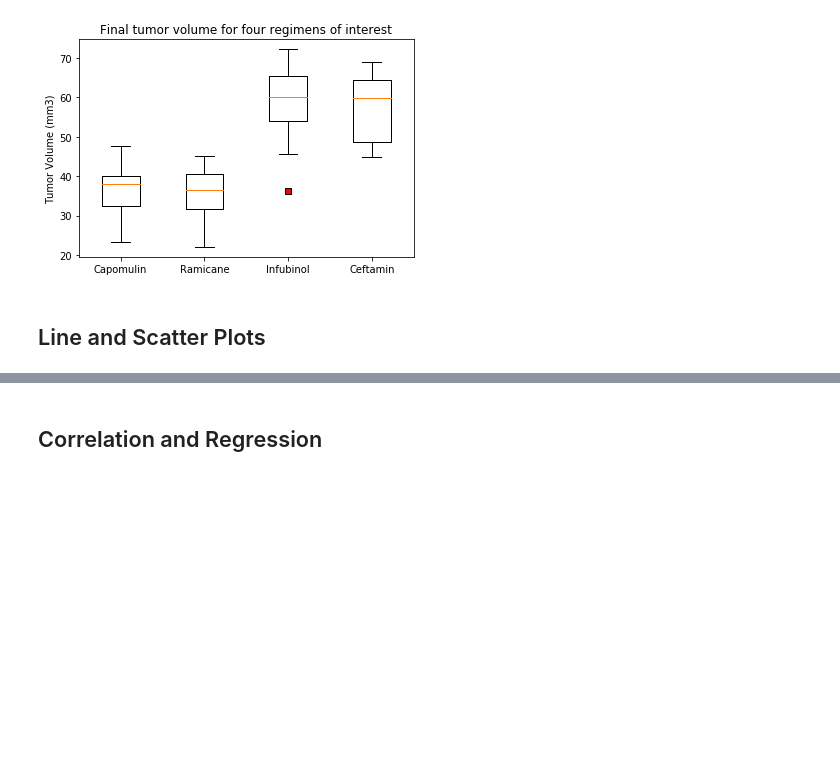
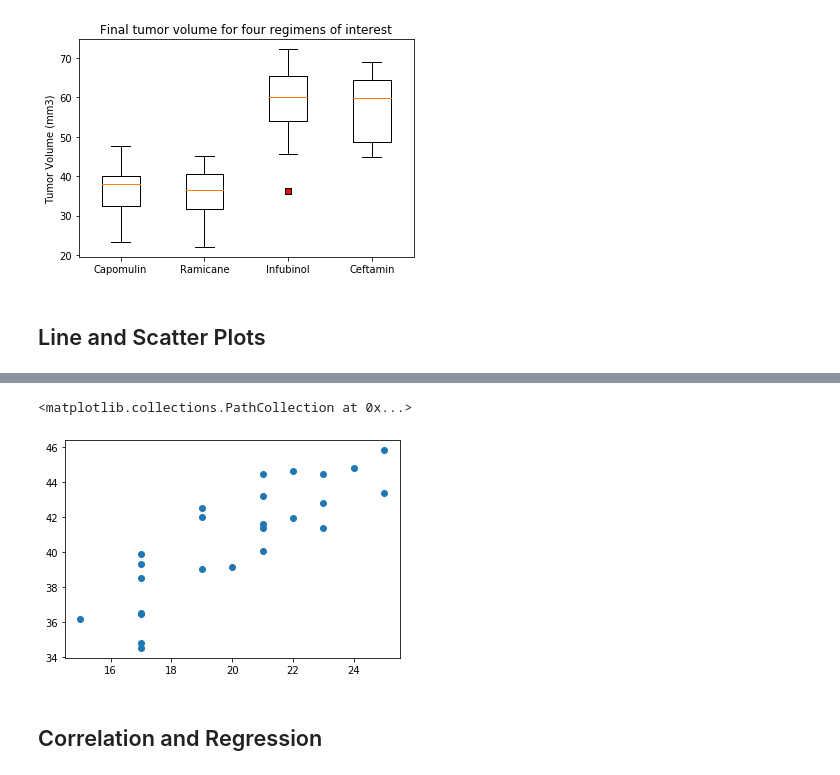
Before and after one commit to palominocp/matplotlib, a Jupyter notebook: pymaceuticals_starter.ipynb, the cells around one changed output, grey strips where cells are left out. Saved outputs shown, nothing was run; the diff lists cells and outputs as text; code cells hidden in the pictures; blank space fills up the shorter version.

```diff
--- a/pymaceuticals_starter.ipynb
+++ b/pymaceuticals_starter.ipynb
@@ -464,3 +475,9 @@ plt.show()
 # %%
 # Generate a scatter plot of mouse weight versus average tumor volume for the Capomulin regimen
+capomulin_weights = capomulin_mice.groupby(['Mouse ID'])['Weight (g)'].unique()
+capomulin_avg_vol = capomulin_mice.groupby(['Mouse ID'])['Tumor Volume (mm3)'].mean().values
+plt.scatter(capomulin_weights, capomulin_avg_vol)
+# %% [output]
+<matplotlib.collections.PathCollection at 0x...>
+[figure, added]
 # %% [markdown]
```
Also changed, not shown: parts of 4 cells of this notebook.
